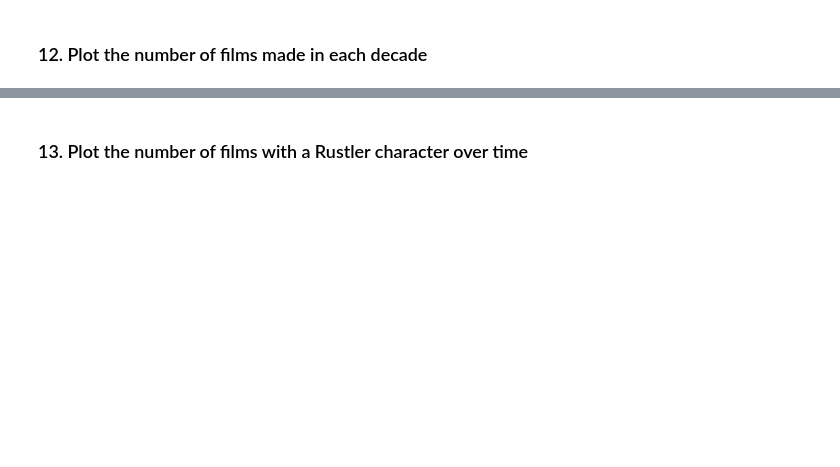
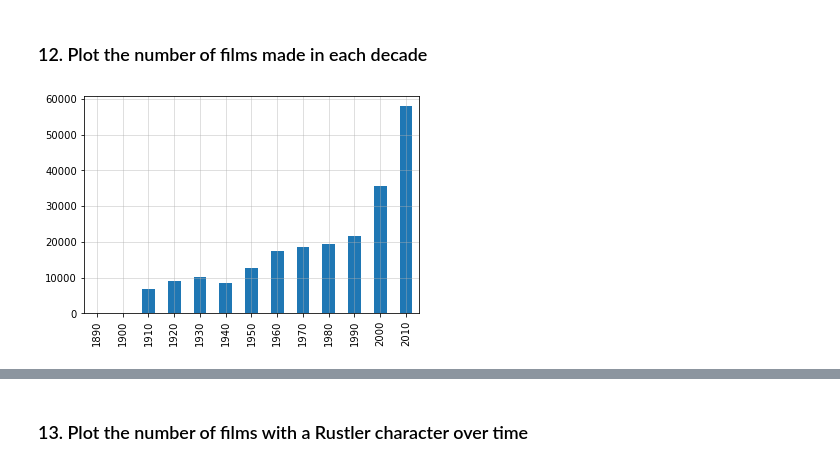
Before and after one commit to ajatwani/OIM3640_SP22, a Jupyter notebook: 16-pandas_filtering.ipynb, the cells around one changed output, grey strips where cells are left out. Saved outputs shown, nothing was run; the diff lists cells and outputs as text; code cells hidden in the pictures; blank space fills up the shorter version.

```diff
--- a/16-pandas_filtering.ipynb
+++ b/16-pandas_filtering.ipynb
@@ -157,2 +225,7 @@ titles.year[titles['year'] < 2018].value_counts().sort_index().plot();
 # %% [markdown]
 ### 12. Plot the number of films made in each decade
+# %%
+titles[titles['year'] < 2018].decade.value_counts().sort_index().plot(kind='bar')
+plt.grid(axis= 'both', alpha=.5)
+# %% [output]
+[figure, added]
```
Also changed, not shown: parts of 21 cells of this notebook.
